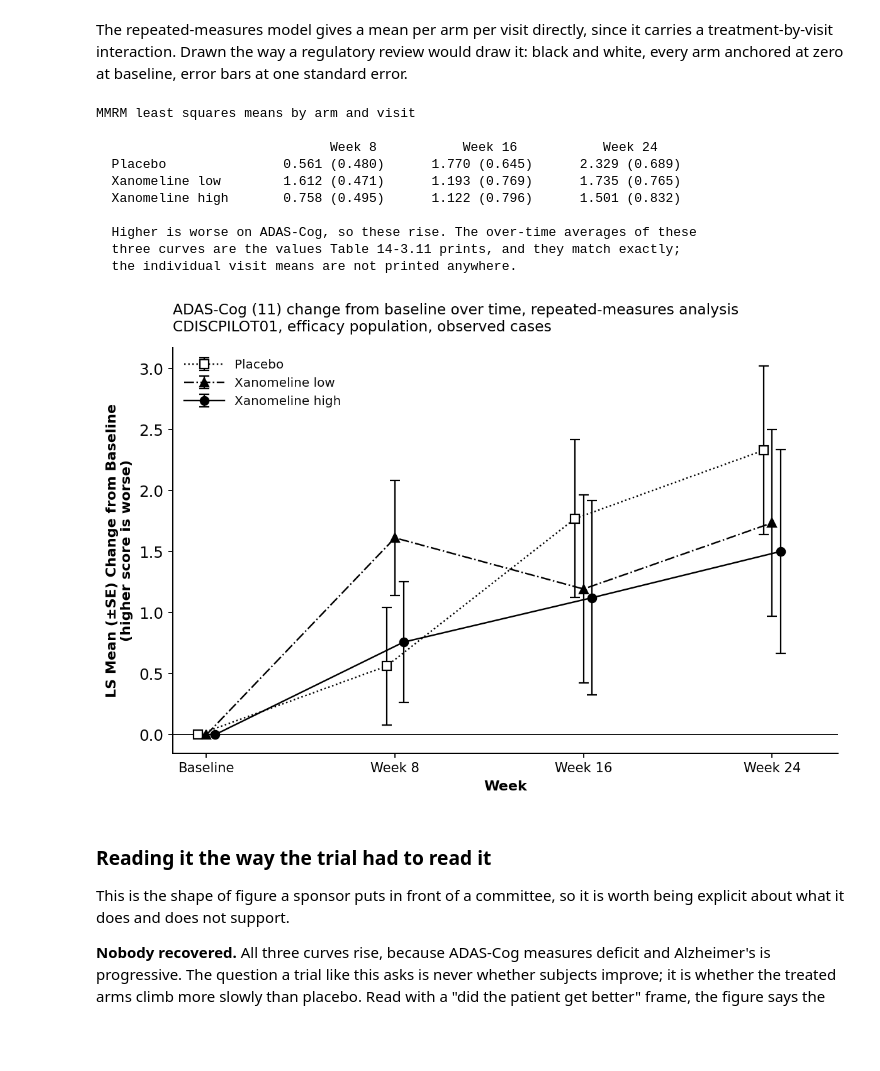
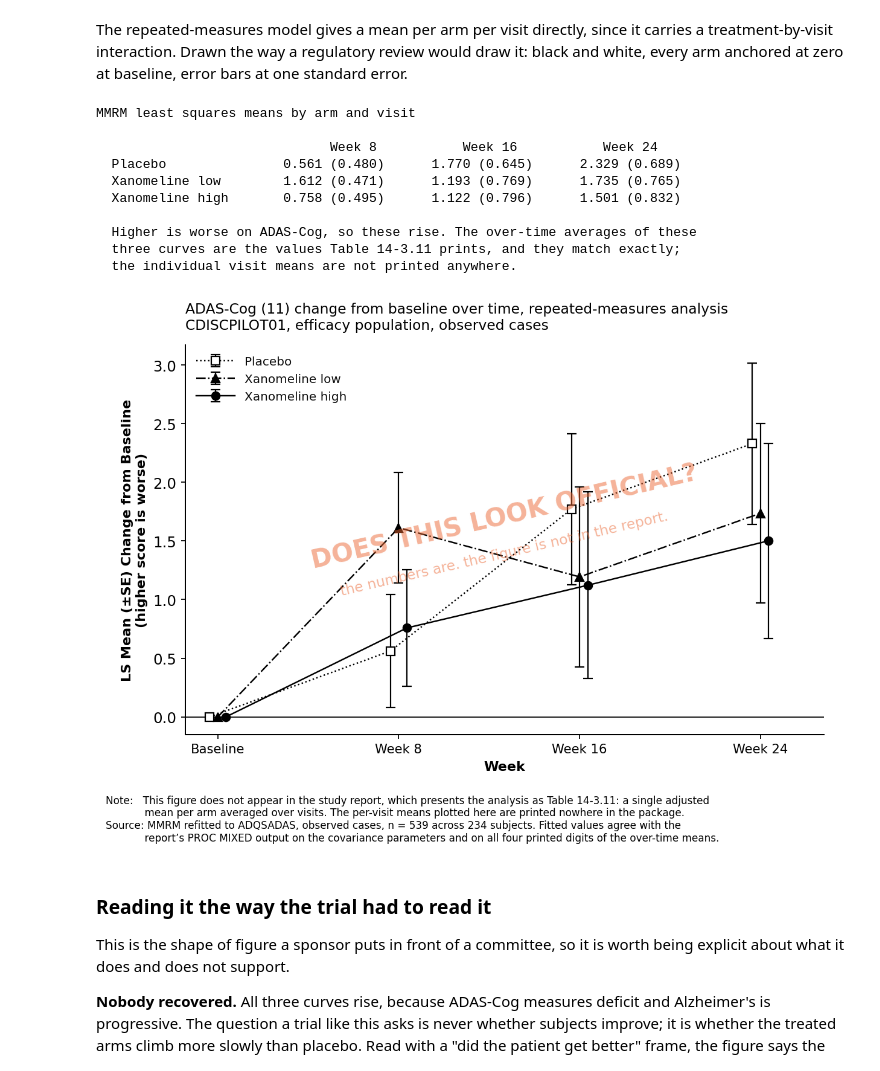
Before and after one commit to lecaibio/clinical-data-field-notes, a Jupyter notebook: 03-adam-traceability/notebook.ipynb, the cells around one changed output. Cells and saved outputs as stored; diff of their text form; code cells hidden in the pictures; blank space fills up the shorter version.

```diff
--- a/03-adam-traceability/notebook.ipynb
+++ b/03-adam-traceability/notebook.ipynb
@@ -899,37 +900,57 @@ for n, (trt, label, style) in enumerate(ARMS_BW):
 
 ax.set_xticks(xpos); ax.set_xticklabels(labels, fontsize=9.5)
 ax.set_xlim(-0.18, 3.35)
 ax.set_xlabel("Week", fontweight="bold", fontsize=10)
 ax.set_ylabel("LS Mean (\u00b1SE) Change from Baseline\n(higher score is worse)",
               fontweight="bold", fontsize=10)
 ax.axhline(0, color="black", linewidth=0.8)
 ax.legend(fontsize=9, loc="upper left", frameon=False, handlelength=3.2)
 for side in ("top", "right"):
     ax.spines[side].set_visible(False)
 for side in ("left", "bottom"):
     ax.spines[side].set_color("black"); ax.spines[side].set_linewidth(0.9)
 ax.tick_params(colors="black", length=3)
-ax.set_title("ADAS-Cog (11) change from baseline over time, "
-             "repeated-measures analysis\nCDISCPILOT01, efficacy population, "
-             "observed cases",
+ax.set_title("ADAS-Cog (11) change from baseline over time, repeated-measures analysis\n"
+             "CDISCPILOT01, efficacy population, observed cases",
              loc="left", fontsize=10.5, color="black", pad=12)
+
+# Everything else about this figure is styled like a regulatory display, which is exactly the
+# problem: a reader skimming will file it under "came with the package". So it gets stamped,
+# loudly enough to interrupt that, and the second line draws the distinction that matters.
+ax.text(0.5, 0.56, "DOES THIS LOOK OFFICIAL?", transform=ax.transAxes,
+        fontsize=19, fontweight="bold", color="#eb6834", alpha=0.5,
+        ha="center", va="center", rotation=13, zorder=6)
+ax.text(0.5, 0.465, "the numbers are. the figure is not in the report.",
+        transform=ax.transAxes, fontsize=10.5, color="#eb6834", alpha=0.5,
+        ha="center", va="center", rotation=13, zorder=6)
+# Regulatory tables carry a Note/Source footer naming what produced them. This figure has no
+# counterpart in the package, so the footer says where each part of it came from.
 fig.tight_layout()
+fig.text(0.0, -0.012,
+         "Note:   This figure does not appear in the study report, which presents the analysis "
+         "as Table 14-3.11: a single adjusted\n"
+         "            mean per arm averaged over visits. The per-visit means plotted here are printed nowhere in the package.\n"
+         "Source: MMRM refitted to ADQSADAS, observed cases, n = 539 across 234 subjects. "
+         "Fitted values agree with the\n"
+         "            report\u2019s PROC MIXED output on the covariance parameters and on all four "
+         "printed digits of the over-time means.",
+         fontsize=7.6, color="black", va="top", ha="left", family="sans-serif")
 fig.savefig(FIG / "04-mmrm-trajectory.png", bbox_inches="tight", facecolor="white")
 print("\n  Higher is worse on ADAS-Cog, so these rise. The over-time averages of these")
 print("  three curves are the values Table 14-3.11 prints, and they match exactly;")
 print("  the individual visit means are not printed anywhere.")
 # %% [output]
 MMRM least squares means by arm and visit
 
                               Week 8           Week 16           Week 24
   Placebo               0.561 (0.480)      1.770 (0.645)      2.329 (0.689)
   Xanomeline low        1.612 (0.471)      1.193 (0.769)      1.735 (0.765)
   Xanomeline high       0.758 (0.495)      1.122 (0.796)      1.501 (0.832)
 
   Higher is worse on ADAS-Cog, so these rise. The over-time averages of these
   three curves are the values Table 14-3.11 prints, and they match exactly;
   the individual visit means are not printed anywhere.
-[figure, old version]
+[figure, new version]
 # %% [markdown]
 ### Reading it the way the trial had to read it
 
```
Also changed, not shown: parts of 4 cells of this notebook, 5 other files.
